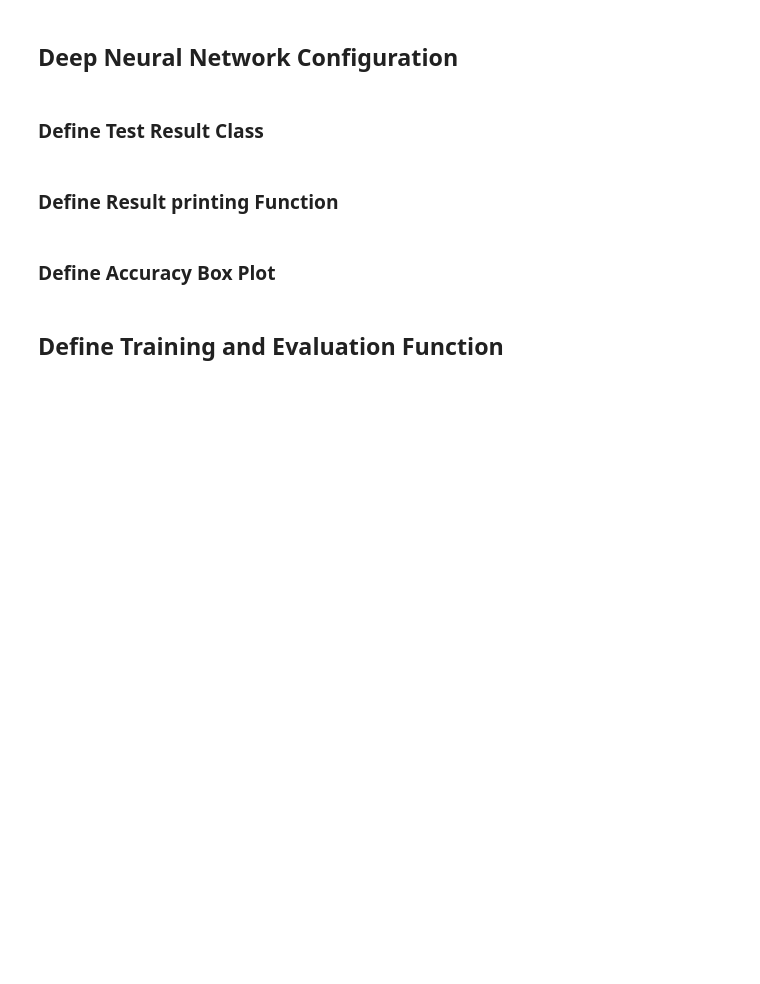
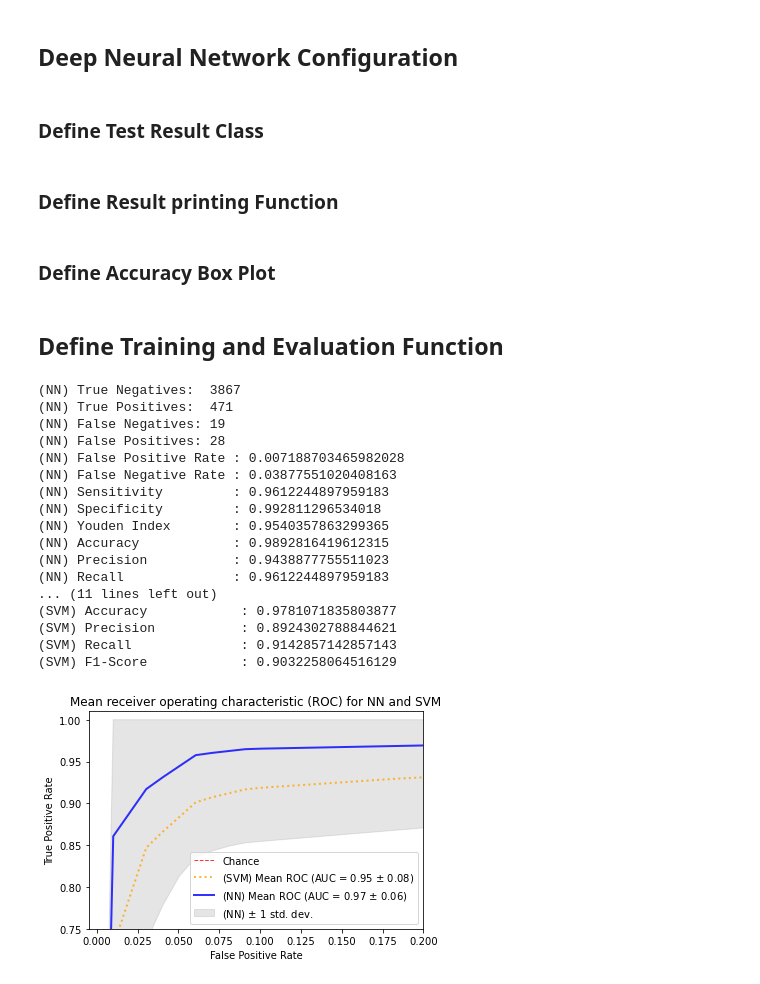
Before and after one commit to antonroesler/Wrist-Conduct, a Jupyter notebook: main.ipynb, the cells around one changed output. Cells and saved outputs as stored; diff of their text form; code cells hidden in the pictures; blank space fills up the shorter version.

```diff
--- a/main.ipynb
+++ b/main.ipynb
@@ -32,9 +32,9 @@ data = extract_all_mfcc_features()
 def build_model():
     model = Sequential([
     Dense(3600, activation="relu", name="layer1"),
-    # Dense(1024, activation="relu", name="layer2"),
-    # Dense(512, activation="relu", name="layer3"),
-    # Dense(64, activation="relu", name="layer4"),
+    Dense(1024, activation="relu", name="layer2"),
+    Dense(512, activation="relu", name="layer3"),
+    Dense(64, activation="relu", name="layer4"),
     Dense(32, activation="relu", name="layer5"),
     Dense(1, activation='sigmoid'),
     ])
@@ -140,7 +141,7 @@ def train_models_for_dataset(target_data, other_data) -> TestResult:
     model.fit(
     X_train,
     y_train,
-    epochs=10,
+    epochs=200,
     verbose=0
     )
 
@@ -206,7 +207,7 @@ mtx_nn = np.array([[0,  0],[ 0,  0]])
 for X in range(1, 25): ##############
     c = []
     n = []
-    target_data, negative_sets = cross_test_subject(data, X, 2, 100)
+    target_data, negative_sets = cross_test_subject(data, X, 5, 92)
     for set in negative_sets:
         tr = train_models_for_dataset(target_data, set)
         mtx_nn += tr.mtx_nn
@@ -224,6 +225,20 @@ print_scores(mtx_clf, "SVM")
 # ROC AUC Plot
 ax.plot([0, 1], [0, 1], linestyle="--", lw=1, color="r", label="Chance", alpha=0.8)
 
+mean_tpr_clf = np.mean(tprs_clf, axis=0)
+mean_tpr_clf[-1] = 1.0
+mean_auc_clf = auc(mean_fpr, mean_tpr_clf)
+std_auc_clf = np.std(aucs_clf)
+ax.plot(
+    mean_fpr,
+    mean_tpr_clf,
+    color="orange",
+    linestyle='dotted',
+    label=r"(SVM) Mean ROC (AUC = %0.2f $\pm$ %0.2f)" % (mean_auc_clf, std_auc_clf),
+    lw=2,
+    alpha=0.8,
+)
+
 mean_tpr_nn = np.mean(tprs_nn, axis=0)
 mean_tpr_nn[-1] = 1.0
 mean_auc_nn = auc(mean_fpr, mean_tpr_nn)
@@ -235,49 +250,50 @@ ax.plot(
     label=r"(NN) Mean ROC (AUC = %0.2f $\pm$ %0.2f)" % (mean_auc_nn, std_auc_nn),
     lw=2,
     alpha=0.8,
 )
 
-mean_tpr_clf = np.mean(tprs_clf, axis=0)
-mean_tpr_clf[-1] = 1.0
-mean_auc_clf = auc(mean_fpr, mean_tpr_clf)
-std_auc_clf = np.std(aucs_clf)
-ax.plot(
-    mean_fpr,
-    mean_tpr_clf,
-    color="orange",
-    linestyle='dotted',
-    label=r"(SVM) Mean ROC (AUC = %0.2f $\pm$ %0.2f)" % (mean_auc_clf, std_auc_clf),
-    lw=2,
-    alpha=0.8,
-)
+
 
 std_tpr_nn = np.std(tprs_nn, axis=0)
 tprs_upper_nn = np.minimum(mean_tpr_nn + std_tpr_nn, 1)
 tprs_lower_nn = np.maximum(mean_tpr_nn - std_tpr_nn, 0)
 ax.fill_between(
     mean_fpr,
     tprs_lower_nn,
     tprs_upper_nn,
     color="grey",
     alpha=0.2,
     label=r"(NN) $\pm$ 1 std. dev.",
 )
 ax.set_xlabel("False Positive Rate")
 ax.set_ylabel("True Positive Rate")
 ax.set(
     xlim=[-0.05, 1.05],
     ylim=[-0.05, 1.05],
     title="Mean receiver operating characteristic (ROC) for NN and SVM",
 )
 ax.legend(loc="lower right")
 plt.savefig("mean_roc_auc_nn_svm.png", dpi=900)
 plt.ylim(0.75, 1.01)
 plt.xlim(-0.005, 0.2)
 plt.savefig("mean_roc_auc_nn_svm_80.png", dpi=900)
 plt.show()
-
-plt.ylim(0.5, 1.01)
-plt.xlim(-3, 27)
-
-accuracy_box_plot(result_data.get('nn'), "NN")
-accuracy_box_plot(result_data.get('clf'), "SVM")
+# %% [output]
+(NN) True Negatives:  3867
+(NN) True Positives:  471
+(NN) False Negatives: 19
+(NN) False Positives: 28
+(NN) False Positive Rate : 0.007188703465982028
+(NN) False Negative Rate : 0.03877551020408163
+(NN) Sensitivity         : 0.9612244897959183
+(NN) Specificity         : 0.992811296534018
+(NN) Youden Index        : 0.9540357863299365
+(NN) Accuracy            : 0.9892816419612315
+(NN) Precision           : 0.9438877755511023
+(NN) Recall              : 0.9612244897959183
+... (11 lines left out)
+(SVM) Accuracy            : 0.9781071835803877
+(SVM) Precision           : 0.8924302788844621
+(SVM) Recall              : 0.9142857142857143
+(SVM) F1-Score            : 0.9032258064516129
+[figure, added]
```
Also changed, not shown: parts of 3 cells of this notebook, 1 other file.
